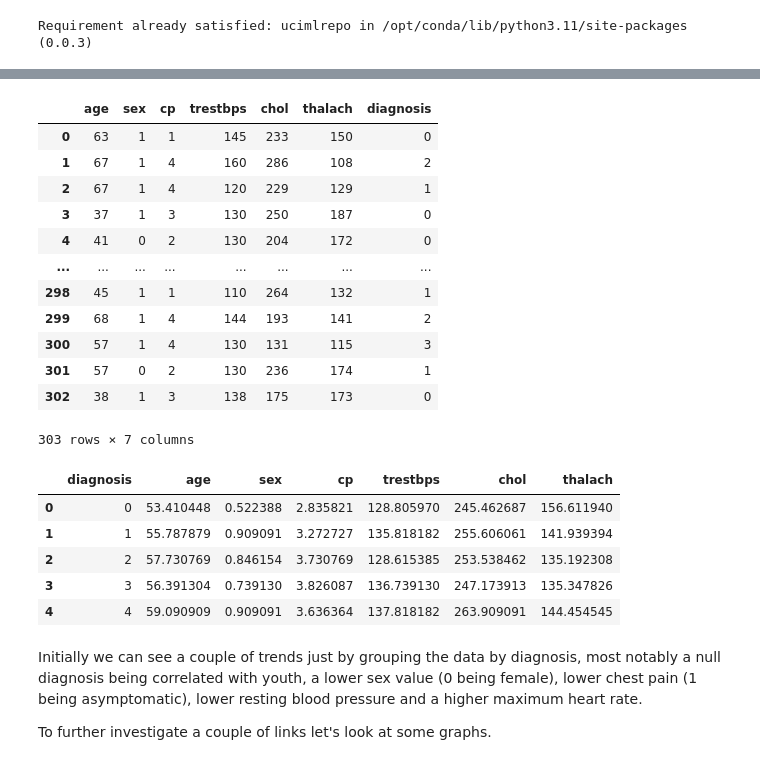
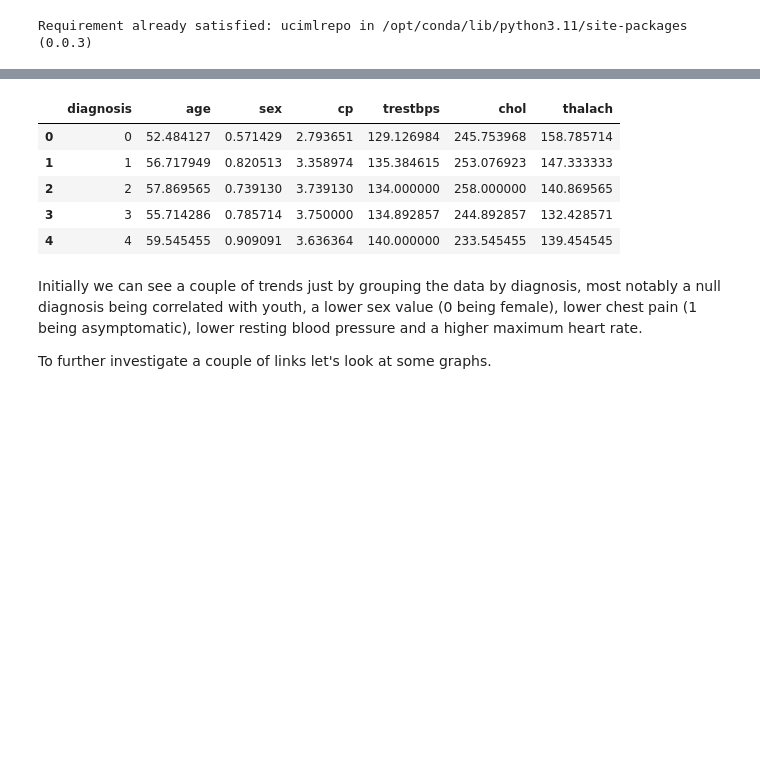
Before and after one commit to andyw2444/Group-Project, a Jupyter notebook: Project Proposal.ipynb, the cells around one changed output, grey strips where cells are left out. Drawn from its saved outputs; the diff is of its cells as text; code cells hidden in the pictures; blank space fills up the shorter version.

```diff
--- a/Project Proposal.ipynb
+++ b/Project Proposal.ipynb
@@ -42,46 +24,32 @@ display(heart_disease)
 # %%
 #Sets up classifiers and diagnosis
 classifiers = heart_disease.data.features
 diagnosis = heart_disease.data.targets
 
 #Creates dataframe
 heart_df = classifiers.assign(diagnosis = diagnosis)
 
 #Drops all columns except for predictors and diagnosis
 heart_df_filter = heart_df[["age", "sex", "cp", "trestbps", "chol", "thalach", "diagnosis"]]
-display(heart_df_filter)
 
 #Imports relevant sk-learn tools
 from sklearn.model_selection import train_test_split, cross_val_score, GridSearchCV
 from sklearn.neighbors import KNeighborsClassifier, KNeighborsRegressor
 from sklearn.preprocessing import StandardScaler
 
 train_heart, test_heart = train_test_split(heart_df_filter, train_size = 0.75)
 
 #Grabs all the different diagnoses to get an initial table
 train_heart_mean = train_heart.groupby("diagnosis").mean(numeric_only=True).reset_index()
 
 train_heart_mean
 # %% [output]
-|  | age | sex | cp | trestbps | chol | thalach | diagnosis |
-| 0 | 63 | 1 | 1 | 145 | 233 | 150 | 0 |
-| 1 | 67 | 1 | 4 | 160 | 286 | 108 | 2 |
-| 2 | 67 | 1 | 4 | 120 | 229 | 129 | 1 |
-| 3 | 37 | 1 | 3 | 130 | 250 | 187 | 0 |
-| 4 | 41 | 0 | 2 | 130 | 204 | 172 | 0 |
-| ... | ... | ... | ... | ... | ... | ... | ... |
-| 298 | 45 | 1 | 1 | 110 | 264 | 132 | 1 |
-| 299 | 68 | 1 | 4 | 144 | 193 | 141 | 2 |
-| 300 | 57 | 1 | 4 | 130 | 131 | 115 | 3 |
-| 301 | 57 | 0 | 2 | 130 | 236 | 174 | 1 |
-| 302 | 38 | 1 | 3 | 138 | 175 | 173 | 0 |
+|  | diagnosis | age | sex | cp | trestbps | chol | thalach |
+| 0 | 0 | 52.484127 | 0.571429 | 2.793651 | 129.126984 | 245.753968 | 158.785714 |
+| 1 | 1 | 56.717949 | 0.820513 | 3.358974 | 135.384615 | 253.076923 | 147.333333 |
+| 2 | 2 | 57.869565 | 0.739130 | 3.739130 | 134.000000 | 258.000000 | 140.869565 |
+| 3 | 3 | 55.714286 | 0.785714 | 3.750000 | 134.892857 | 244.892857 | 132.428571 |
+| 4 | 4 | 59.545455 | 0.909091 | 3.636364 | 140.000000 | 233.545455 | 139.454545 |
-303 rows × 7 columns
-|  | diagnosis | age | sex | cp | trestbps | chol | thalach |
-| 0 | 0 | 53.410448 | 0.522388 | 2.835821 | 128.805970 | 245.462687 | 156.611940 |
-| 1 | 1 | 55.787879 | 0.909091 | 3.272727 | 135.818182 | 255.606061 | 141.939394 |
-| 2 | 2 | 57.730769 | 0.846154 | 3.730769 | 128.615385 | 253.538462 | 135.192308 |
-| 3 | 3 | 56.391304 | 0.739130 | 3.826087 | 136.739130 | 247.173913 | 135.347826 |
-| 4 | 4 | 59.090909 | 0.909091 | 3.636364 | 137.818182 | 263.909091 | 144.454545 |
 # %% [markdown]
 Initially we can see a couple of trends just by grouping the data by diagnosis, most notably a null diagnosis being correlated with youth, a lower sex value (0 being female), lower chest pain (1 being asymptomatic), lower resting blood pressure and a higher maximum heart rate.
 
```
Also changed, not shown: parts of 4 cells of this notebook.
